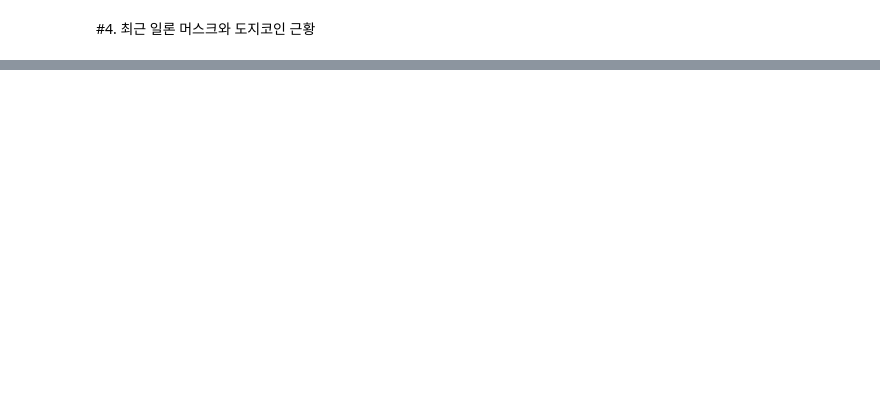
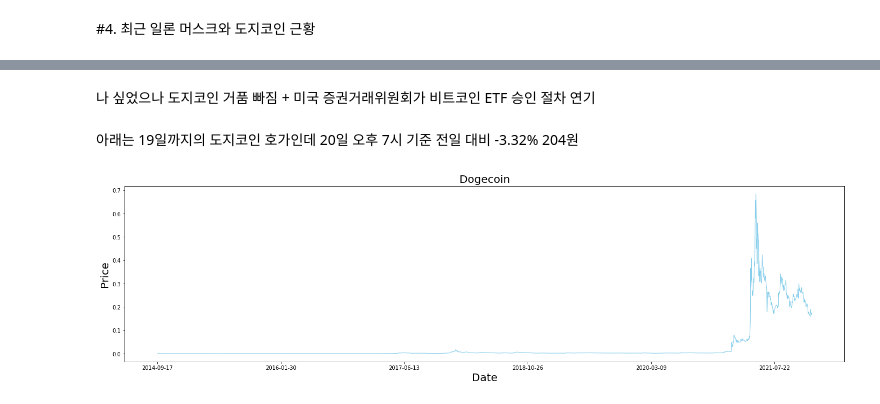
Before and after one commit to seungchanLLee/DAP__, a Jupyter notebook: Final_Project.ipynb, the cells around one changed output, grey strips where cells are left out. Cells and saved outputs as stored; diff of their text form; code cells hidden in the pictures; blank space fills up the shorter version.

```diff
--- a/Final_Project.ipynb
+++ b/Final_Project.ipynb
@@ -28,7 +20,7 @@ tweets["year"] = tweets["date"].apply(lambda x: x.split("-")[0])
 dogecoin = pd.read_csv("https://raw.githubusercontent.com/seungchanLLee/DAP__/main/DOGE-USD.csv")
 
 #가장 최근 도지코인
-doge_df = pd.read_csv("https://raw.githubusercontent.com/seungchanLLee/DAP__/main/DOGE-USD_the%20latest.csv")
+doge_f = pd.read_csv("https://raw.githubusercontent.com/seungchanLLee/DAP__/main/DOGE-FINAL.csv")
 
 #미국 정부 부채
 GFDEBTN = pd.read_csv("https://raw.githubusercontent.com/seungchanLLee/DAP__/main/GFDEBTN.csv")
@@ -196 +202,12 @@ sns.despine(left=True);
+# %% [markdown]
+나 싶었으나 도지코인 거품 빠짐 + 미국 증권거래위원회가 비트코인 ETF 승인 절차 연기 <br><br>
+아래는 19일까지의 도지코인 호가인데 20일 오후 7시 기준 전일 대비 -3.32% 204원
+# %%
+plt.figure(figsize = (24,6))
+doge_f.groupby('Date')['Close'].mean().plot(color='skyblue', lw=1);
+plt.title("Dogecoin", size=20)
+plt.xlabel('Date', size=20);
+plt.ylabel('Price', size=20);
+# %% [output]
+[figure, added]
 # %% [markdown]
```
Also changed, not shown: parts of 17 cells of this notebook.
